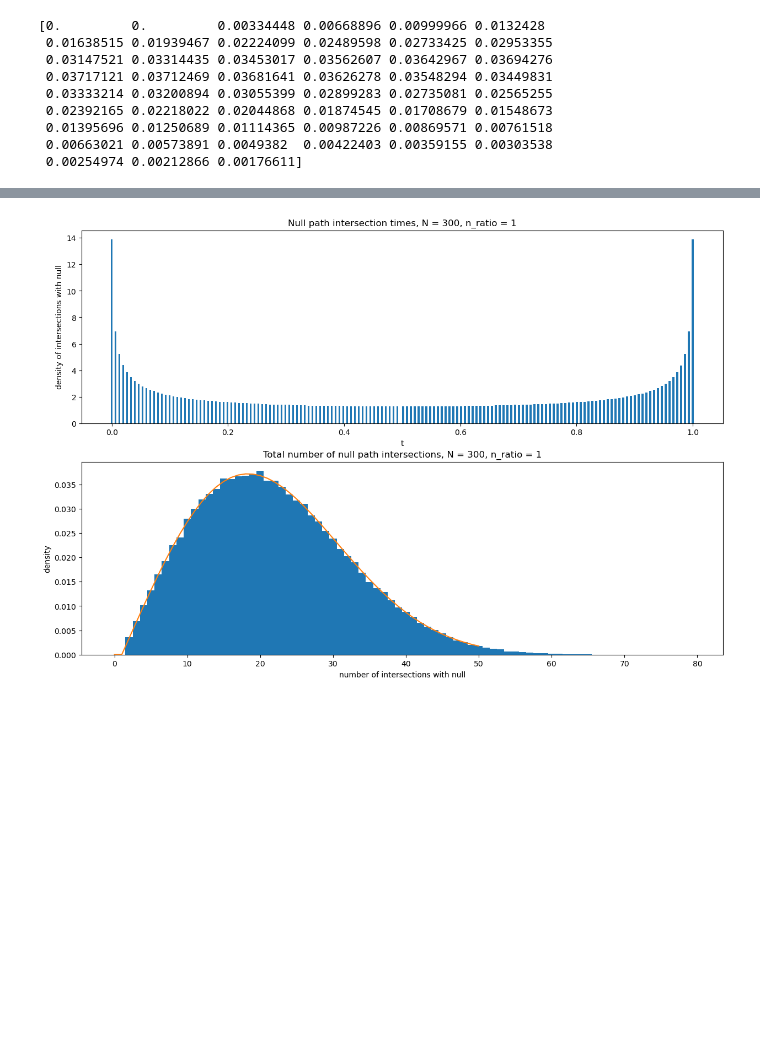
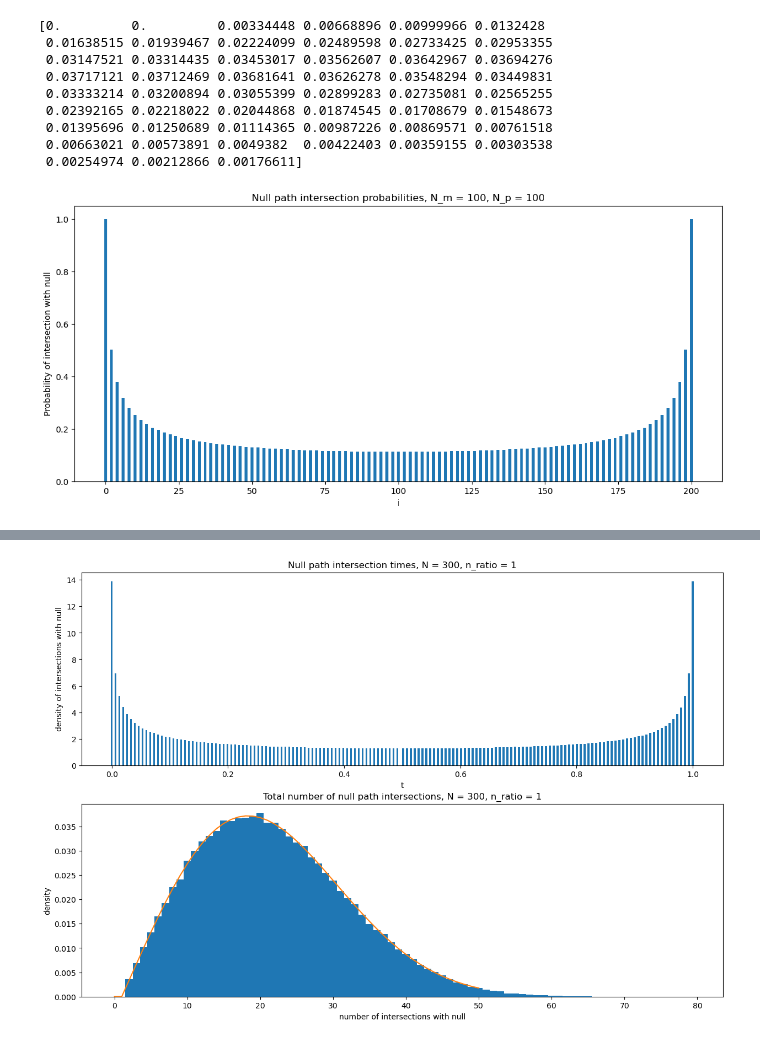
Before and after one commit to naqib-a/M4R-project, a Jupyter notebook: M4R code.ipynb, the cells around one changed output, grey strips where cells are left out. Saved outputs shown, nothing was run; the diff lists cells and outputs as text; code cells hidden in the pictures; blank space fills up the shorter version.

Commit message:
added a few plots

```diff
--- a/M4R code.ipynb
+++ b/M4R code.ipynb
@@ -256,0 +247,19 @@ def null_intersection_exact(N_m, N_p):
+# %%
+N_m = 100
+N_p = 100
+N = N_m + N_p
+
+probs = null_intersection_exact(N_m, N_p)
+
+x = np.arange(N+1)
+
+fig, ax = plt.subplots()
+fig.set_figwidth(14)
+fig.set_figheight(6)
+ax.set_title(f"Null path intersection probabilities, N_m = {N_m}, N_p = {N_p}")
+ax.set_ylabel("Probability of intersection with null")
+ax.set_xlabel("i")
+ax.bar(x, probs, width = 1)
+plt.show()
+# %% [output]
+[figure, added]
```
Also changed, not shown: parts of 4 cells of this notebook, 4 other files.
